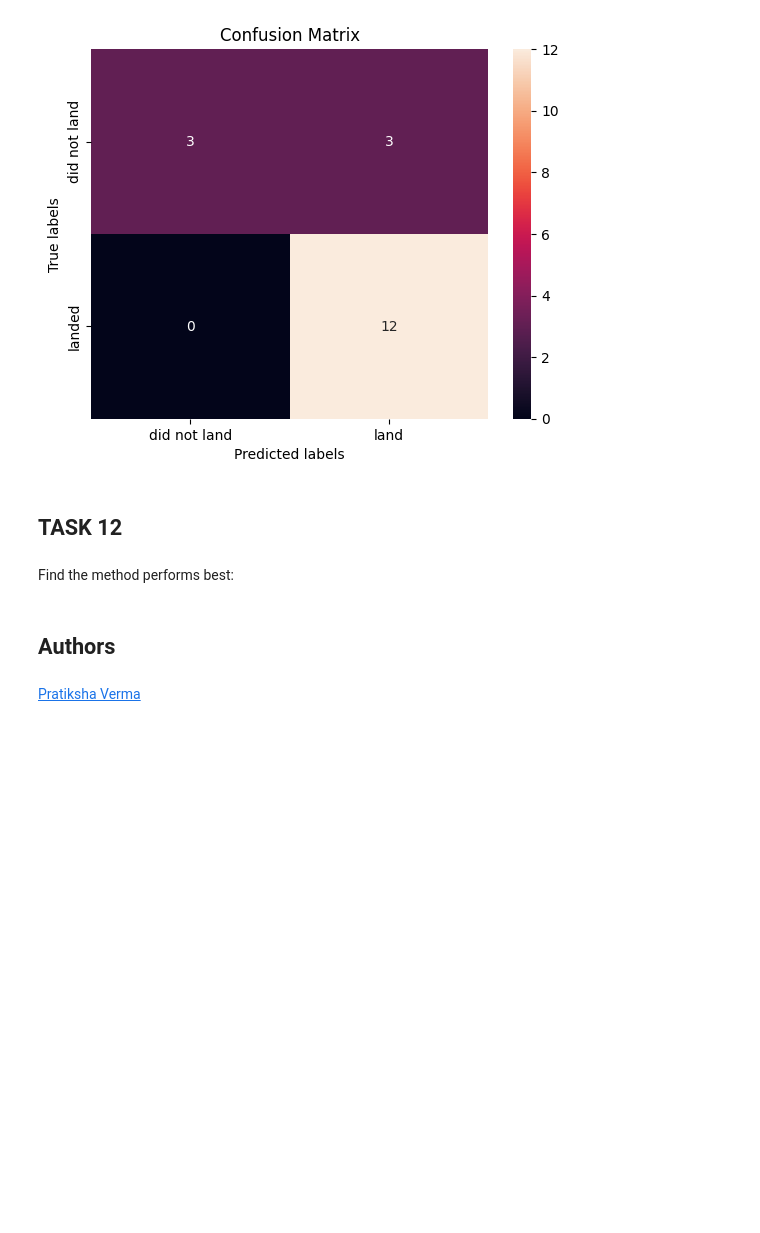
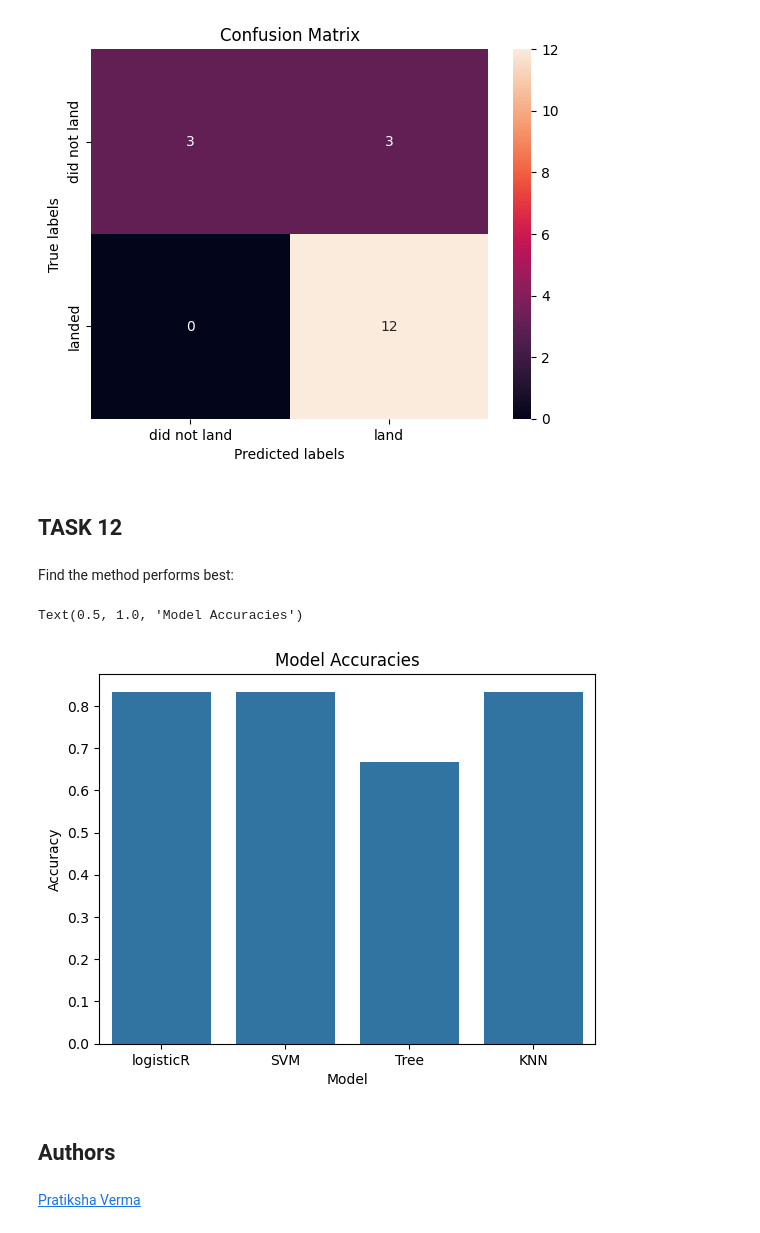
Before and after one commit to WelandXu/capstone_project, a Jupyter notebook: SpaceX_Machine Learning Prediction_Part_5.ipynb, the cells around one changed output. Saved outputs shown, nothing was run; the diff lists cells and outputs as text; code cells hidden in the pictures; blank space fills up the shorter version.

```diff
--- a/SpaceX_Machine Learning Prediction_Part_5.ipynb
+++ b/SpaceX_Machine Learning Prediction_Part_5.ipynb
@@ -363,3 +361,15 @@ The performance of all models is the same.
+# %%
+accuracies=[accuracy, accuracy_svm, accuracy_tree, accuracy_knn]
+models=['logisticR','SVM','Tree','KNN']
+
+acc_df=pd.DataFrame({'model':models,'accuracy':accuracies})
+sns.barplot(x='model',y='accuracy',data=acc_df)
+plt.xlabel('Model')
+plt.ylabel('Accuracy')
+plt.title('Model Accuracies')
+# %% [output]
+Text(0.5, 1.0, 'Model Accuracies')
+[figure, added]
 # %% [markdown]
 ## Authors
 # %% [markdown]
```
Also changed, not shown: parts of 5 cells of this notebook.
